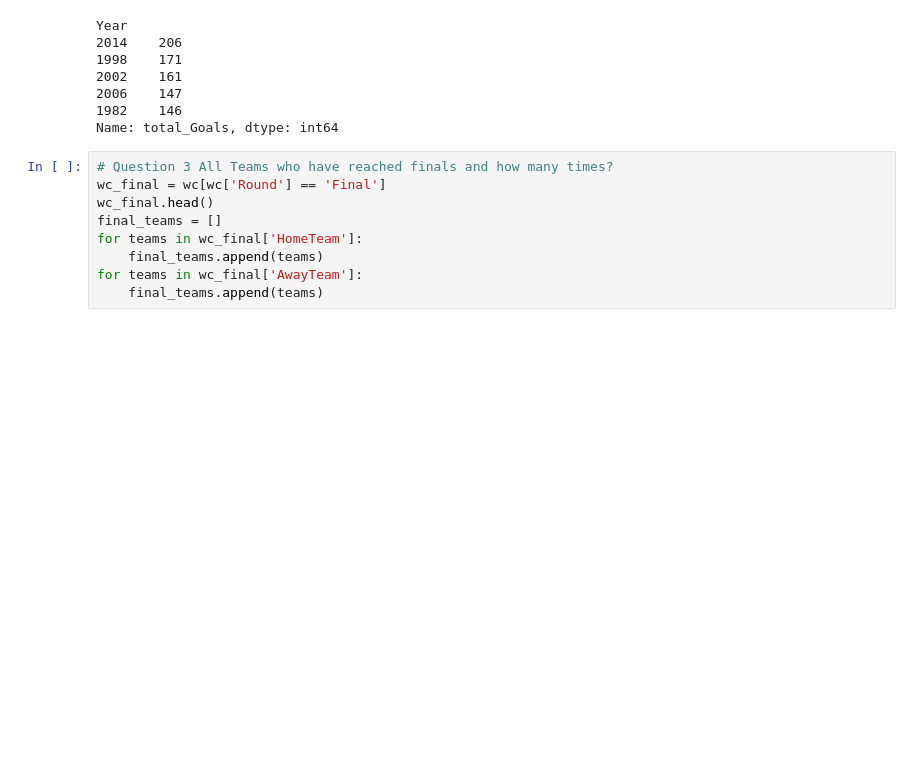
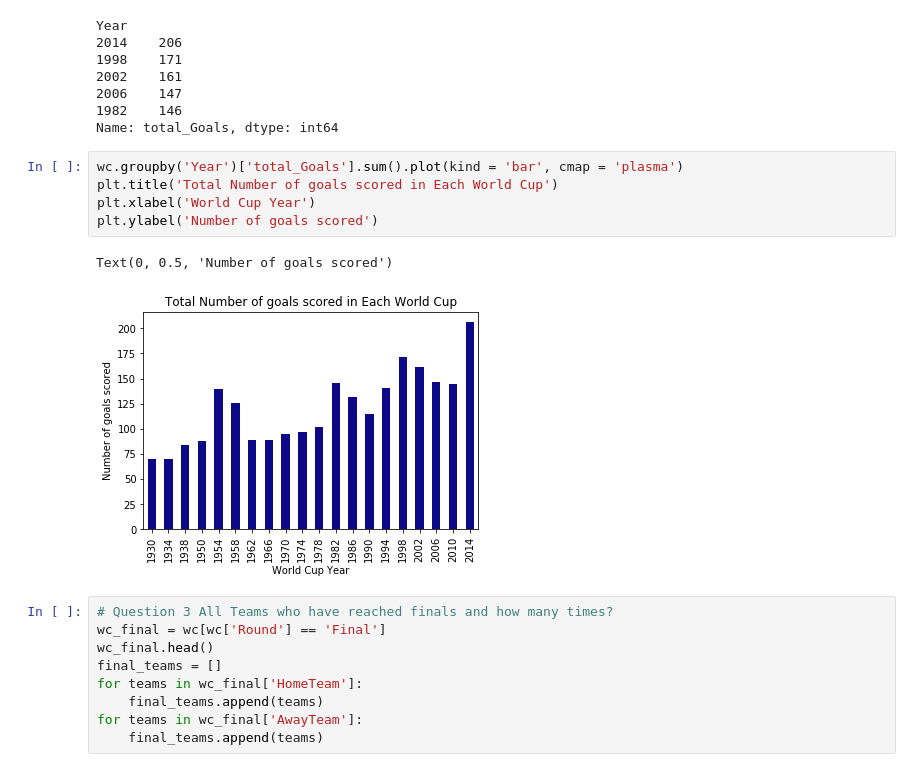
Before and after one commit to abioludipe/Data_Projects, a Jupyter notebook: World_Cup_analysis.ipynb, the cells around one changed output. Drawn from its saved outputs; the diff is of its cells as text; blank space fills up the shorter version.

```diff
--- a/World_Cup_analysis.ipynb
+++ b/World_Cup_analysis.ipynb
@@ -63,6 +73,14 @@ Year
 2006    147
 1982    146
 Name: total_Goals, dtype: int64
+# %%
+wc.groupby('Year')['total_Goals'].sum().plot(kind = 'bar', cmap = 'plasma')
+plt.title('Total Number of goals scored in Each World Cup')
+plt.xlabel('World Cup Year')
+plt.ylabel('Number of goals scored')
+# %% [output]
+Text(0, 0.5, 'Number of goals scored')
+[figure, added]
 # %%
 # Question 3 All Teams who have reached finals and how many times?
 wc_final = wc[wc['Round'] == 'Final']
```
Also changed, not shown: parts of 6 cells of this notebook.
